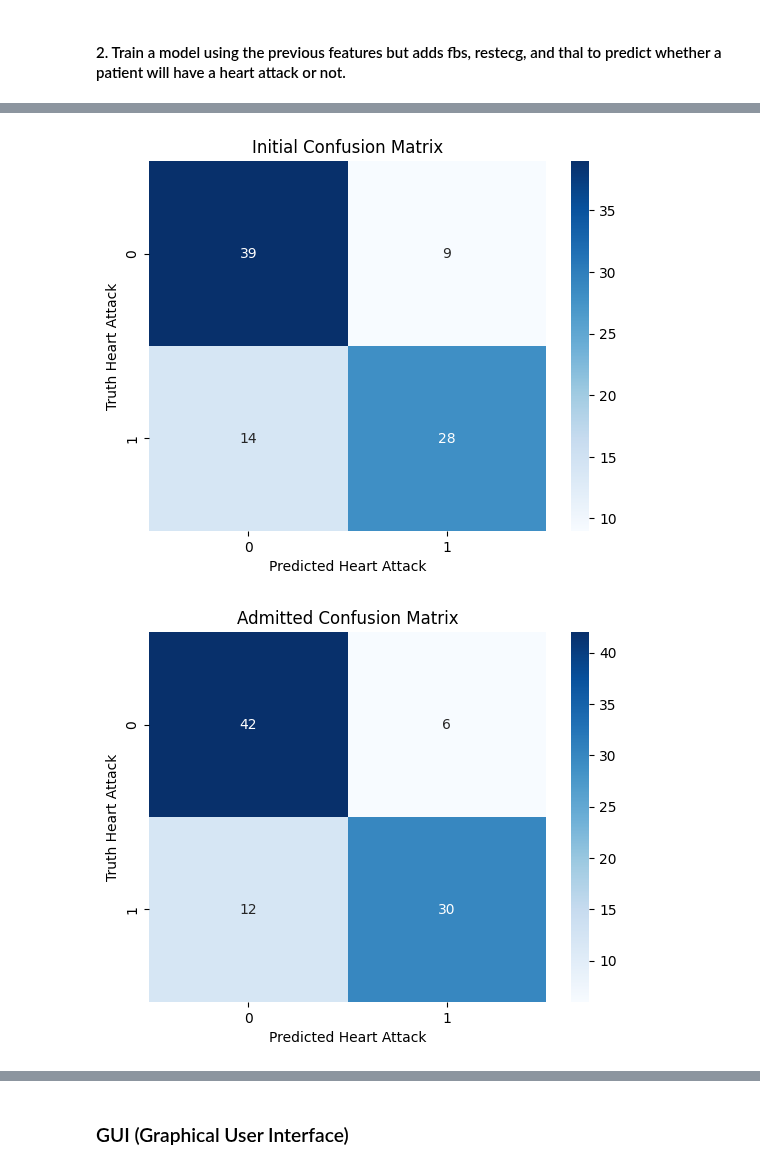
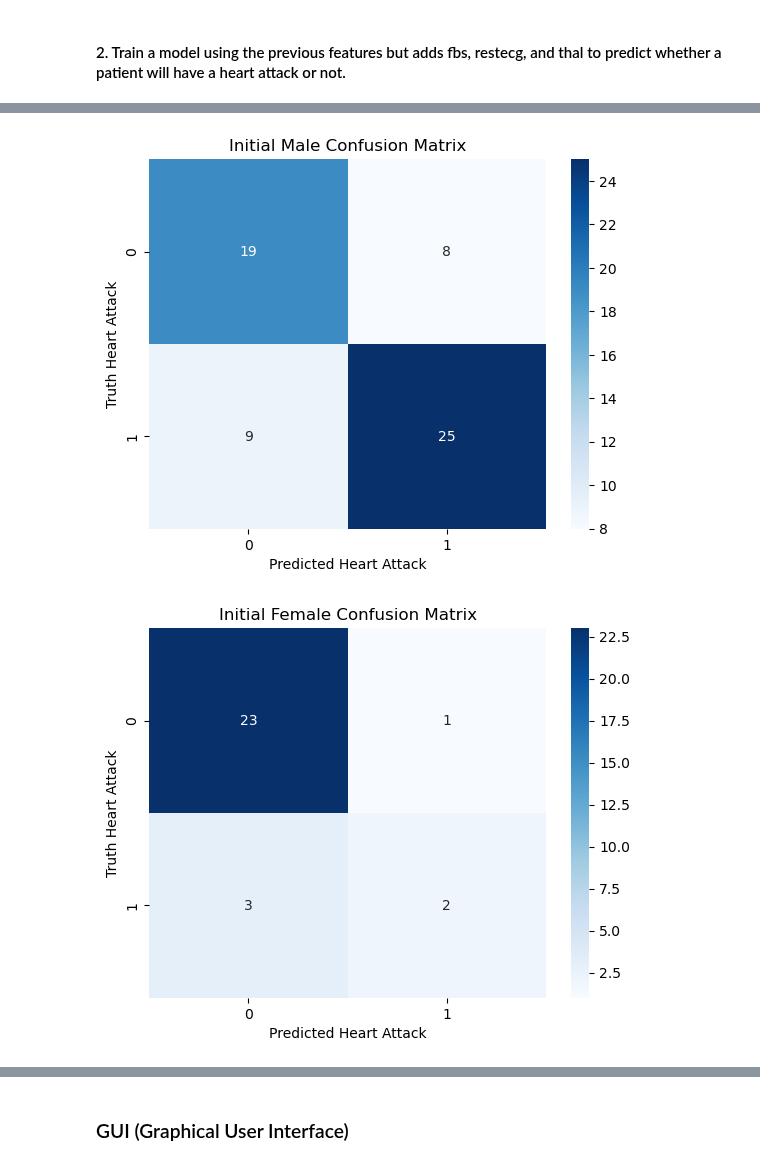
Before and after one commit to Pipaolo/cs-machine-learning, a Jupyter notebook: notebooks/quizzes/machinelearning_quiz2_part_2.ipynb, the cells around one changed output, grey strips where cells are left out. Cells and saved outputs as stored; diff of their text form; code cells hidden in the pictures.

```diff
--- a/notebooks/quizzes/machinelearning_quiz2_part_2.ipynb
+++ b/notebooks/quizzes/machinelearning_quiz2_part_2.ipynb
@@ -114 +154,19 @@ LogisticRegression(max_iter=1000, random_state=0)
+# %%
+(admitted_male_x_train,
+ admitted_male_x_test,
+ admitted_male_y_train,
+ admitted_male_y_test,
+ admitted_male_x,
+ admitted_male_y) = split_data_admitted(male_df)
+
+(admitted_female_x_train,
+ admitted_female_x_test,
+ admitted_female_y_train,
+ admitted_female_y_test,
+ admitted_female_x,
+ admitted_female_y) = split_data_admitted(female_df)
+
+# Train the model
+admitted_male_classifier = train_model_admitted(admitted_male_x_train, admitted_male_y_train)
+admitted_female_classifier = train_model_admitted(admitted_female_x_train, admitted_female_y_train)
 # %%
@@ -129,27 +197,45 @@ Cross validation scores: 81.46%
 # %%
 # Evaluate the model using confusion matrix
 from sklearn.metrics import confusion_matrix
 
-initial_y_pred = initial_h_attack_classifier.predict(initial_x_test)
-initial_cm = confusion_matrix(initial_y_test, initial_y_pred)
+
+initial_male_pred = initial_male_classifier.predict(initial_male_x_test)
+initial_female_pred = initial_female_classifier.predict(initial_female_x_test)
+
+initial_cm_male = confusion_matrix(initial_male_y_test, initial_male_pred)
+initial_cm_female = confusion_matrix(initial_female_y_test, initial_female_pred)
 
 # Plot the confusion matrix
-sns.heatmap(initial_cm, annot=True, cmap="Blues")
-plt.title("Initial Confusion Matrix")
+sns.heatmap(initial_cm_male, annot=True, cmap='Blues')
+plt.title("Initial Male Confusion Matrix")
 plt.xlabel("Predicted Heart Attack")
 plt.ylabel("Truth Heart Attack")
 plt.show()
 
-# Evaluate the model using confusion matrix
-admitted_y_pred = admitted_h_attack_classifier.predict(admitted_x_test)
-admitted_cm = confusion_matrix(admitted_y_test, admitted_y_pred)
-
-# Plot the confusion matrix
-sns.heatmap(admitted_cm, annot=True, cmap="Blues")
-plt.title("Admitted Confusion Matrix")
+sns.heatmap(initial_cm_female, annot=True, cmap='Blues')
+plt.title("Initial Female Confusion Matrix")
 plt.xlabel("Predicted Heart Attack")
 plt.ylabel("Truth Heart Attack")
 plt.show()
+
+admitted_male_pred = admitted_male_classifier.predict(admitted_male_x_test)
+admitted_female_pred = admitted_female_classifier.predict(admitted_female_x_test)
+
+admitted_cm_male = confusion_matrix(admitted_male_y_test, admitted_male_pred)
+admitted_cm_female = confusion_matrix(admitted_female_y_test, admitted_female_pred)
+
+
+sns.heatmap(admitted_cm_male, annot=True, cmap='Blues')
+plt.title("Admitted Male Confusion Matrix")
+plt.xlabel("Predicted Heart Attack")
+plt.ylabel("Truth Heart Attack")
+plt.show()
+
+sns.heatmap(admitted_cm_female, annot=True, cmap='Blues')
+plt.title("Admitted Female Confusion Matrix")
+plt.xlabel("Predicted Heart Attack")
+plt.ylabel("Truth Heart Attack")
+plt.show()
 # %% [output]
-[figure, old version]
+[figure, new version]
-[figure, old version]
+[figure, new version]
```
Also changed, not shown: parts of 9 cells of this notebook, 32 other files.
